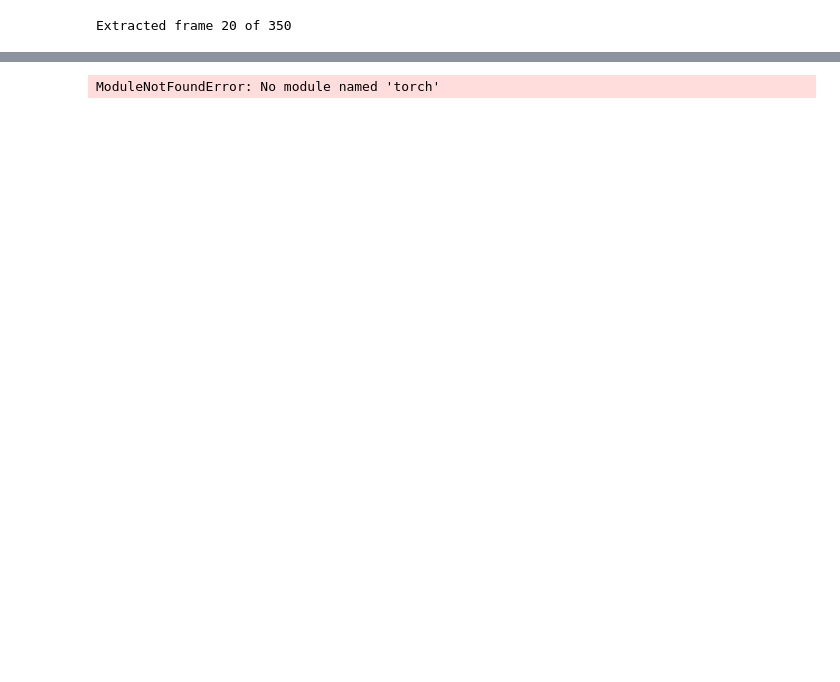
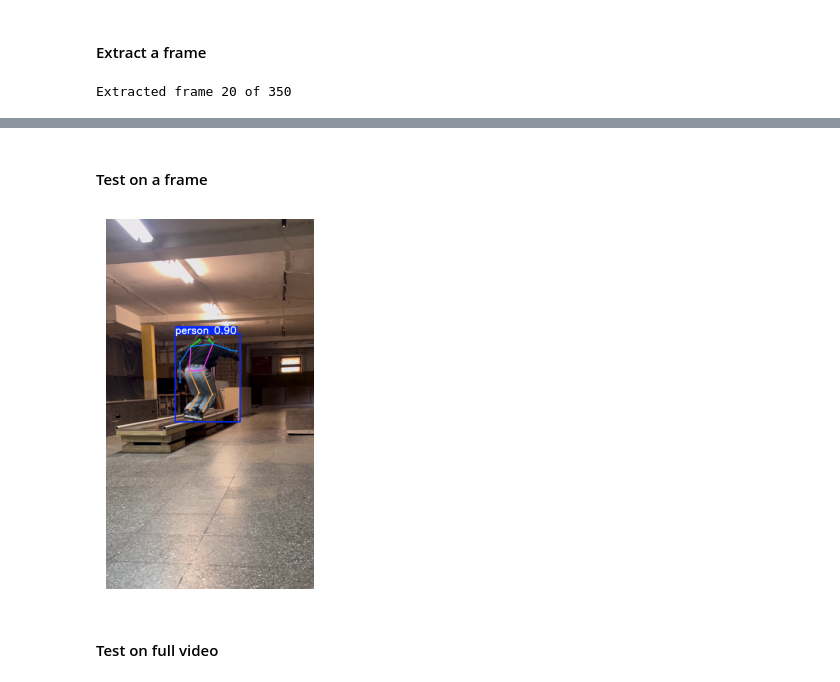
Before and after one commit to UnfixedMold/aitraf, a Jupyter notebook: notebooks/testing_open_pose.ipynb, the cells around one changed output, grey strips where cells are left out. Drawn from its saved outputs; the diff is of its cells as text; code cells hidden in the pictures; blank space fills up the shorter version.

Commit message:
testing pose estimation on img & video

```diff
--- a/notebooks/testing_open_pose.ipynb
+++ b/notebooks/testing_open_pose.ipynb
@@ -27,3 +37,5 @@ Video loaded: /home/tufman/src/personal/Deep-Learning-Based-Aggressive-Inline-Tr
+# %% [markdown]
+#### Extract a frame
 # %%
 # Extract Middle Frame from Video
 frame_count = int(cap.get(cv2.CAP_PROP_FRAME_COUNT))
@@ -46,10 +58,18 @@ plt.axis('off')
 plt.show()
 # %% [output]
 [figure]
-# %%
-import torch, openpifpaf
-
-print("torch", torch.__version__, "cuda", torch.version.cuda, "gpu?", torch.cuda.is_available())
-print("openpifpaf", openpifpaf.__version__)
-# %% [output]
-ModuleNotFoundError: No module named 'torch'
+# %% [markdown]
+#### Test on a frame
+# %%
+model = YOLO(MODELS_DIR / "yolo11n-pose.pt")
+frame_pose = model.predict(source=frame, device=0, imgsz=640, conf=0.25, verbose=False)
+
+# visualize
+vis = frame_pose[0].plot()
+plt.imshow(cv2.cvtColor(vis, cv2.COLOR_BGR2RGB))
+plt.axis("off")
+plt.show()
+# %% [output]
+[figure, added]
+# %% [markdown]
+#### Test on full video
```
Also changed, not shown: parts of 6 cells of this notebook, 2 other files.
